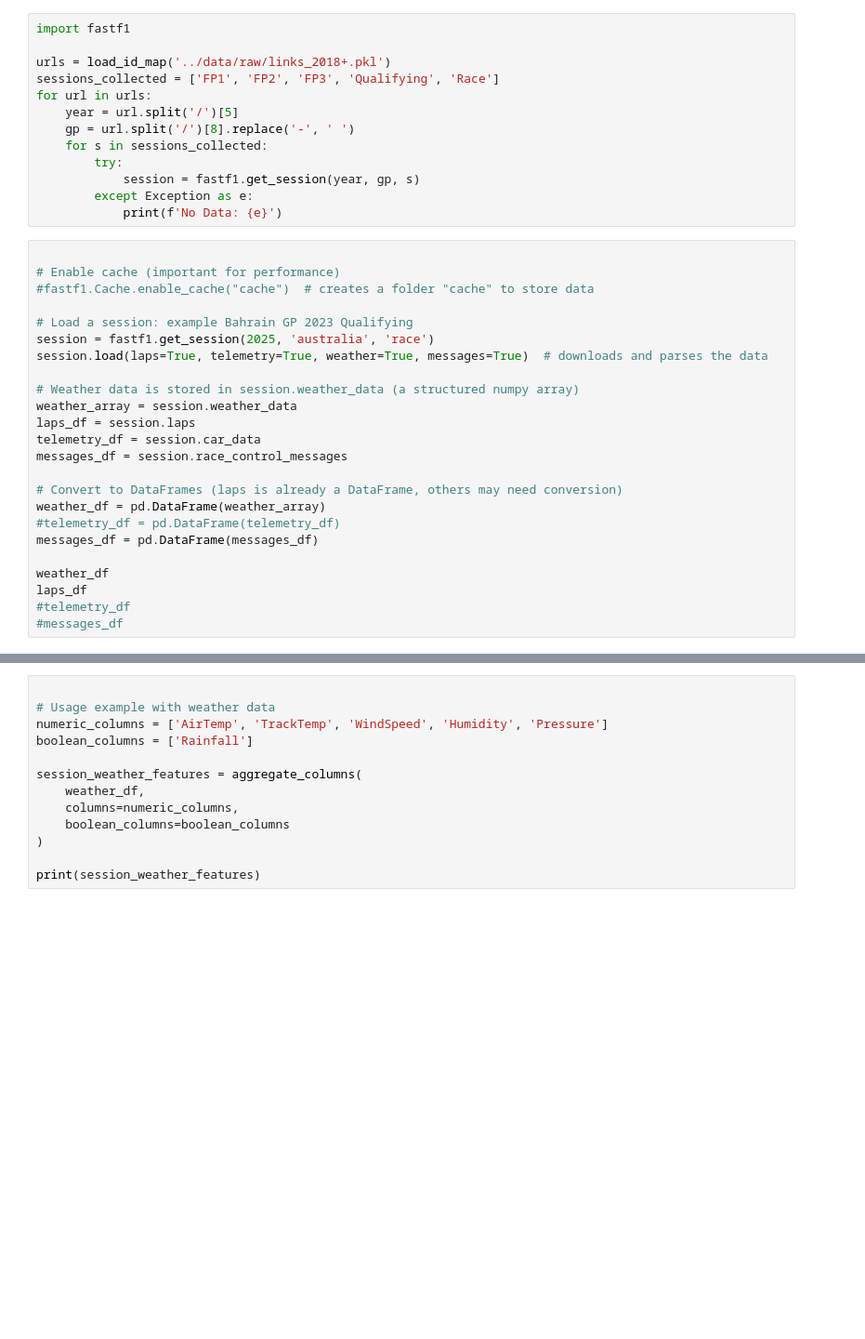
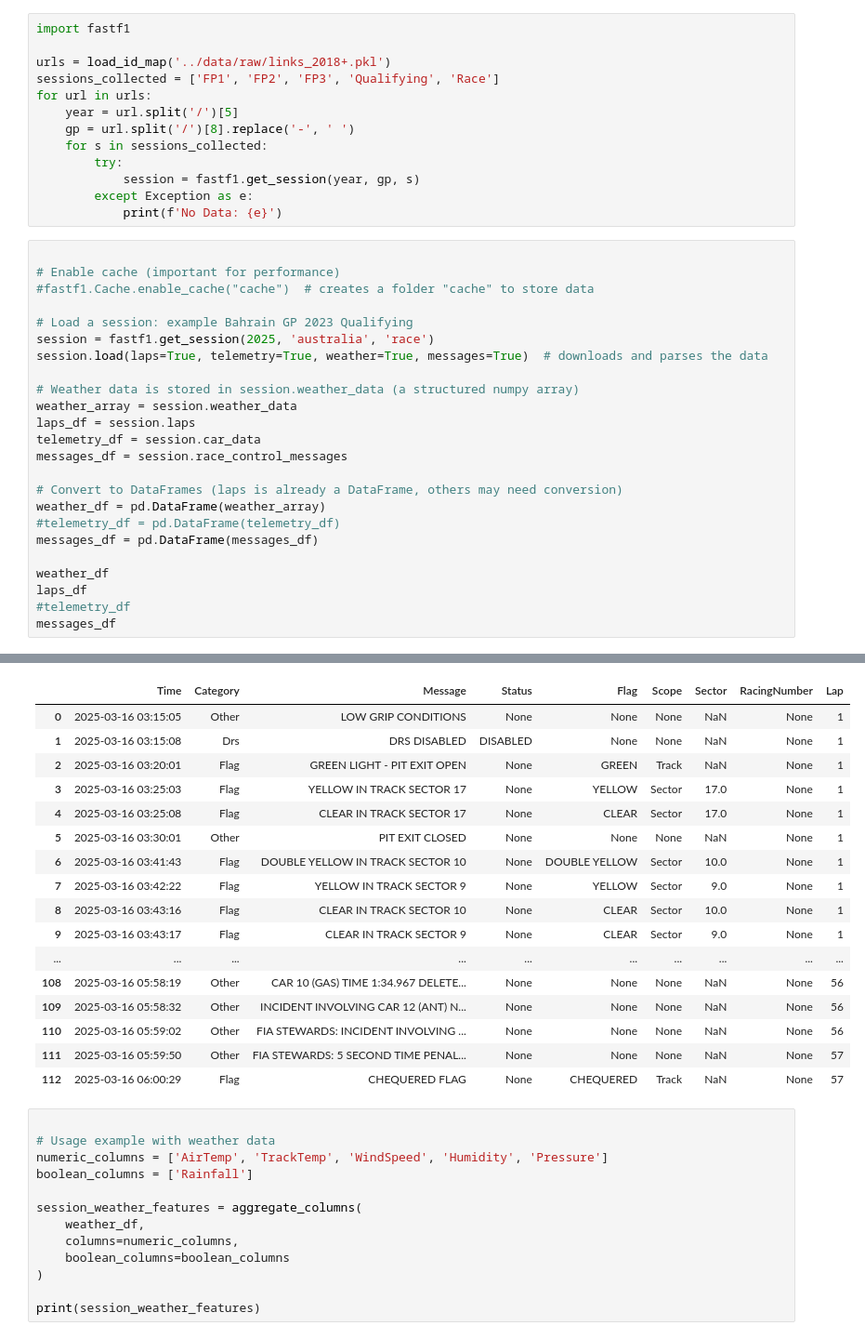
Before and after one commit to JackRWilson/Formula-1-Predictions-Project, a Jupyter notebook: notebooks/data_scraping.ipynb, the cells around one changed output, grey strips where cells are left out. Shown at 93% size. Drawn from its saved outputs; the diff is of its cells as text; blank space fills up the shorter version.

```diff
--- a/notebooks/data_scraping.ipynb
+++ b/notebooks/data_scraping.ipynb
@@ -1108,7 +1108,7 @@ messages_df = pd.DataFrame(messages_df)
 weather_df
 laps_df
 #telemetry_df
-#messages_df
+messages_df
 # %% [output]
 core           INFO     Loading data for Australian Grand Prix - Race [v3.6.1]
 req            INFO     Using cached data for session_info
@@ -1148,3 +1131,20 @@ core           INFO     Finished loading data for 20 drivers: ['4', '1', '63', '
+|  | Time | Category | Message | Status | Flag | Scope | Sector | RacingNumber | Lap |
+| 0 | 2025-03-16 03:15:05 | Other | LOW GRIP CONDITIONS | None | None | None | NaN | None | 1 |
+| 1 | 2025-03-16 03:15:08 | Drs | DRS DISABLED | DISABLED | None | None | NaN | None | 1 |
+| 2 | 2025-03-16 03:20:01 | Flag | GREEN LIGHT - PIT EXIT OPEN | None | GREEN | Track | NaN | None | 1 |
+| 3 | 2025-03-16 03:25:03 | Flag | YELLOW IN TRACK SECTOR 17 | None | YELLOW | Sector | 17.0 | None | 1 |
+| 4 | 2025-03-16 03:25:08 | Flag | CLEAR IN TRACK SECTOR 17 | None | CLEAR | Sector | 17.0 | None | 1 |
+| 5 | 2025-03-16 03:30:01 | Other | PIT EXIT CLOSED | None | None | None | NaN | None | 1 |
+| 6 | 2025-03-16 03:41:43 | Flag | DOUBLE YELLOW IN TRACK SECTOR 10 | None | DOUBLE YELLOW | Sector | 10.0 | None | 1 |
+| 7 | 2025-03-16 03:42:22 | Flag | YELLOW IN TRACK SECTOR 9 | None | YELLOW | Sector | 9.0 | None | 1 |
+| 8 | 2025-03-16 03:43:16 | Flag | CLEAR IN TRACK SECTOR 10 | None | CLEAR | Sector | 10.0 | None | 1 |
+| 9 | 2025-03-16 03:43:17 | Flag | CLEAR IN TRACK SECTOR 9 | None | CLEAR | Sector | 9.0 | None | 1 |
+| ... | ... | ... | ... | ... | ... | ... | ... | ... | ... |
+| 108 | 2025-03-16 05:58:19 | Other | CAR 10 (GAS) TIME 1:34.967 DELETE... | None | None | None | NaN | None | 56 |
+| 109 | 2025-03-16 05:58:32 | Other | INCIDENT INVOLVING CAR 12 (ANT) N... | None | None | None | NaN | None | 56 |
+| 110 | 2025-03-16 05:59:02 | Other | FIA STEWARDS: INCIDENT INVOLVING ... | None | None | None | NaN | None | 56 |
+| 111 | 2025-03-16 05:59:50 | Other | FIA STEWARDS: 5 SECOND TIME PENAL... | None | None | None | NaN | None | 57 |
+| 112 | 2025-03-16 06:00:29 | Flag | CHEQUERED FLAG | None | CHEQUERED | Track | NaN | None | 57 |
 # %%
 
 # Usage example with weather data
```
Also changed, not shown: parts of 1 cell of this notebook.
